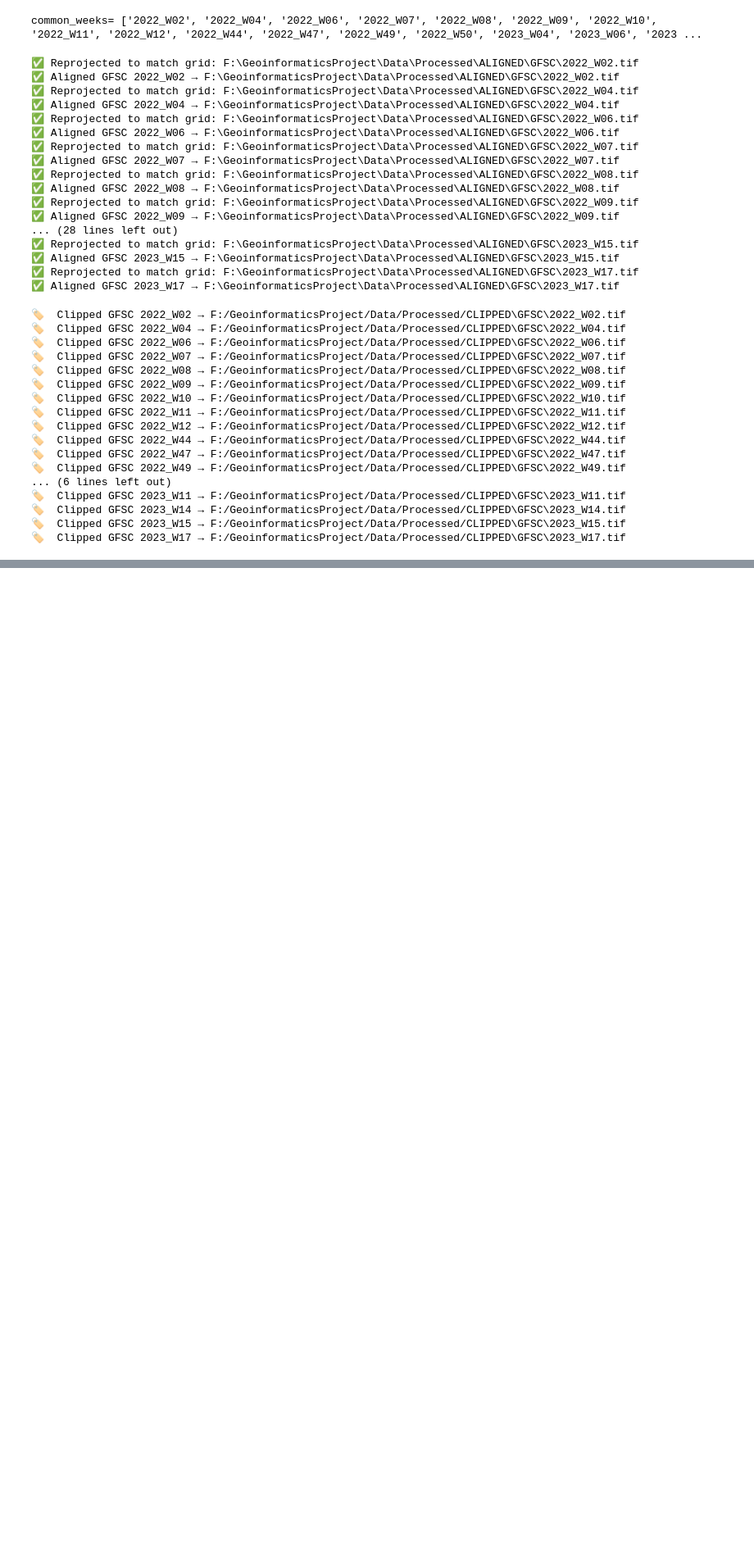
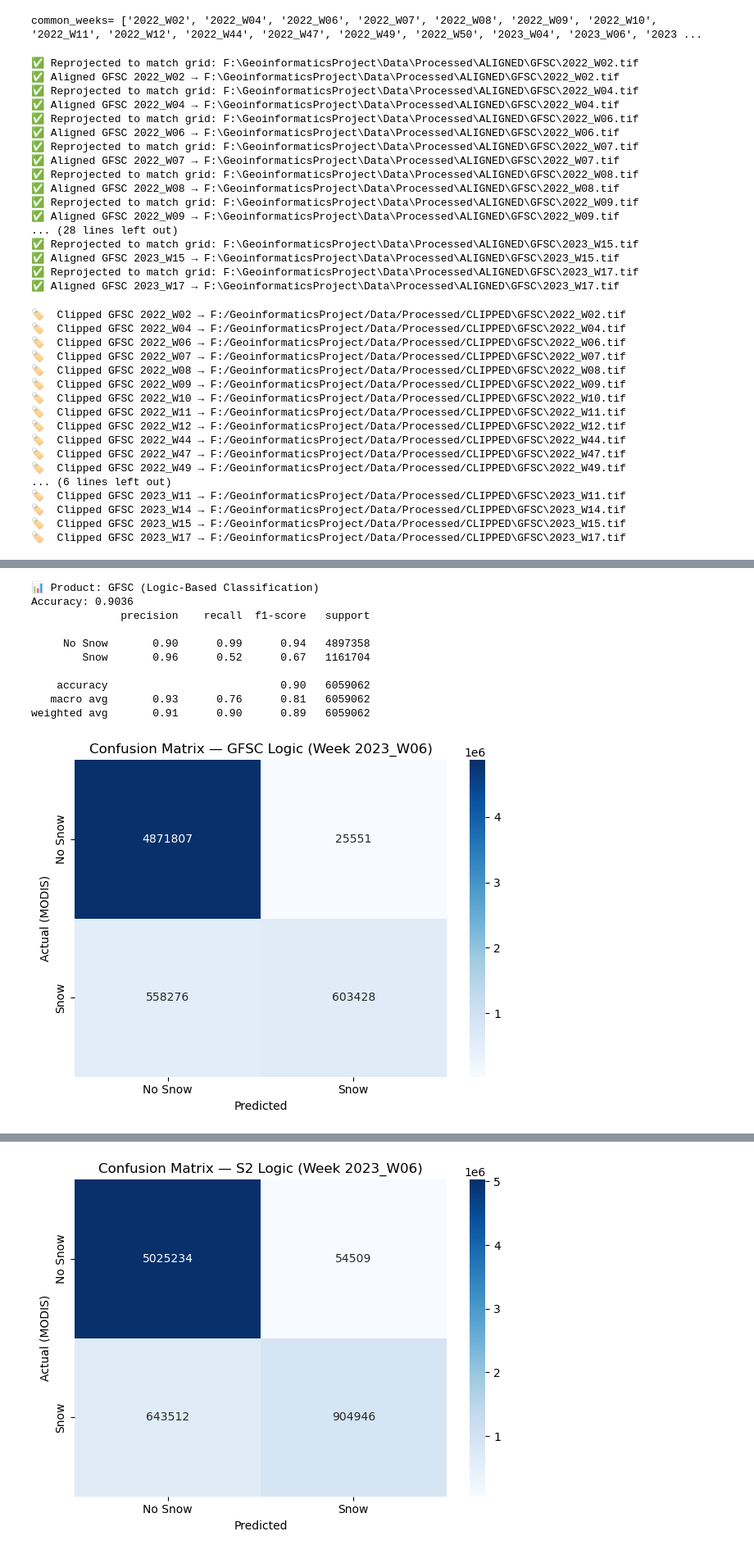
Before and after one commit to Hadikheiri/Snow-Cover-Mapping, a Jupyter notebook: Snow/main.ipynb, the cells around one changed output, grey strips where cells are left out. Shown: that part at 82% size. Drawn from its saved outputs; the diff is of its cells as text; code cells hidden in the pictures; blank space fills up the shorter version.

```diff
--- a/Snow/main.ipynb
+++ b/Snow/main.ipynb
@@ -464,0 +614,76 @@ clip_weekly_to_roi(weekly_dirs, shapes, common_weeks, clipped_root)
+# %%
+import os
+import numpy as np
+import rasterio
+from sklearn.metrics import classification_report, confusion_matrix
+import seaborn as sns
+import matplotlib.pyplot as plt
+
+from snow_processing import logic_based_mask  # make sure this function is defined properly
+
+# === Configuration
+week = "2023_W06"
+base_dir = r"D:/Geoinformatics Project/Data/Processed/CLIPPED"
+
+# === Paths to input masks
+paths = {
+    "MODIS": os.path.join(base_dir, "MODIS", f"{week}.tif"),
+    "GFSC":  os.path.join(base_dir, "GFSC",  f"{week}.tif"),
+    "S2":    os.path.join(base_dir, "S2",    f"{week}.tif"),
+    "S3":    os.path.join(base_dir, "S3",    f"{week}.tif"),
+}
+
+# === Load MODIS reference
+with rasterio.open(paths["MODIS"]) as src:
+    modis = src.read(1).astype(np.float32)
+    modis[modis == 255] = np.nan
+
+# === Function to load one mask
+def load_mask(path):
+    with rasterio.open(path) as src:
+        data = src.read(1).astype(np.float32)
+        data[data == 255] = np.nan
+    return data
+
+# === Evaluate each product's logic-based classification individually
+for product in ["GFSC", "S2", "S3"]:
+    print(f"\n📊 Product: {product} (Logic-Based Classification)")
+
+    # Load mask
+    product_mask = load_mask(paths[product])
+
+    # Apply logic: returns 1 (snow), 0 (no snow), np.nan (nodata)
+    logic_result = logic_based_mask(product_mask)
+
+    # Evaluate against MODIS
+    valid_mask = ~np.isnan(modis) & ~np.isnan(logic_result)
+    y_true = modis[valid_mask].astype(int)
+    y_pred = logic_result[valid_mask].astype(int)
+
+    # Print metrics
+    acc = np.mean(y_true == y_pred)
+    print(f"Accuracy: {acc:.4f}")
+    print(classification_report(y_true, y_pred, target_names=["No Snow", "Snow"], zero_division=0))
+
+    # Plot confusion matrix
+    cm = confusion_matrix(y_true, y_pred, labels=[0, 1])
+    sns.heatmap(cm, annot=True, fmt='d', cmap='Blues',
+                xticklabels=["No Snow", "Snow"],
+                yticklabels=["No Snow", "Snow"])
+    plt.title(f"Confusion Matrix — {product} Logic (Week {week})")
+    plt.xlabel("Predicted")
+    plt.ylabel("Actual (MODIS)")
+    plt.tight_layout()
+    plt.show()
+# %% [output]
+📊 Product: GFSC (Logic-Based Classification)
+Accuracy: 0.9036
+              precision    recall  f1-score   support
+
+     No Snow       0.90      0.99      0.94   4897358
+        Snow       0.96      0.52      0.67   1161704
+
+    accuracy                           0.90   6059062
+   macro avg       0.93      0.76      0.81   6059062
+weighted avg       0.91      0.90      0.89   6059062
+[figure, added]
@@ -464,0 +700 @@ clip_weekly_to_roi(weekly_dirs, shapes, common_weeks, clipped_root)
+[figure, added]
```
Also changed, not shown: parts of 5 cells of this notebook, 1 other file.
